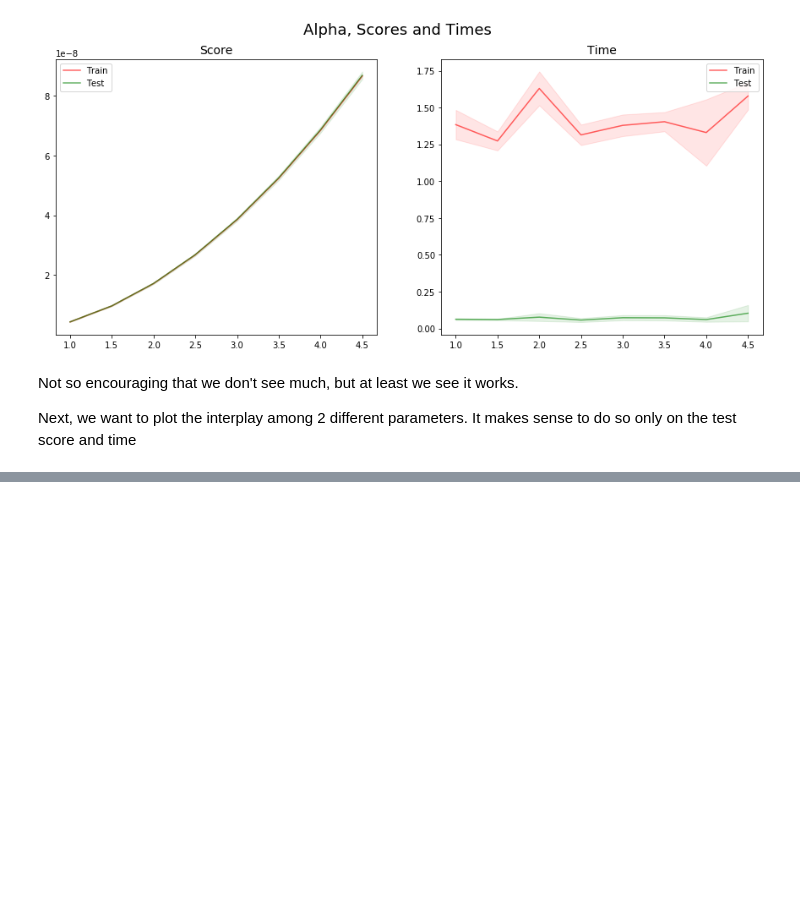
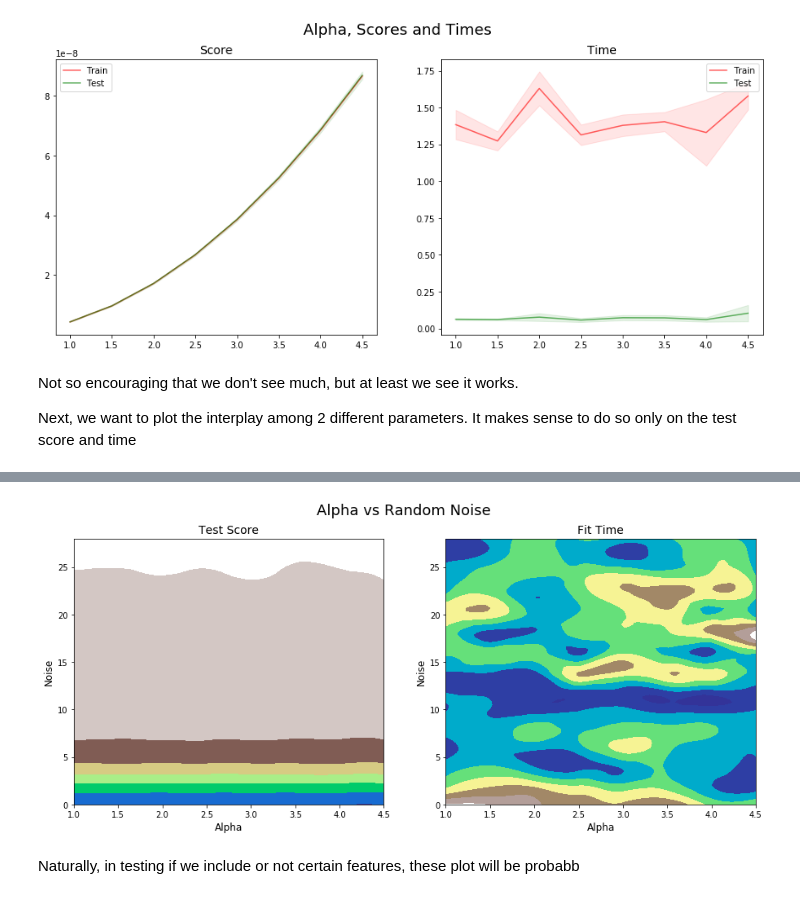
Before and after one commit to lucabasa/ML-algorithms-and-experiments, a Jupyter notebook: 02_experiment_design.ipynb, the cells around one changed output, grey strips where cells are left out. Saved outputs shown, nothing was run; the diff lists cells and outputs as text; code cells hidden in the pictures; blank space fills up the shorter version.

```diff
--- a/02_experiment_design.ipynb
+++ b/02_experiment_design.ipynb
@@ -158,0 +281,6 @@ Next, we want to plot the interplay among 2 different parameters. It makes sense
+# %%
+plot_two_hyperparms(res_2, 'param_ridge__alpha', 'param_processing__num_pipe__transformer__noise', 'Alpha vs Random Noise')
+# %% [output]
+[figure, added]
+# %% [markdown]
+Naturally, in testing if we include or not certain features, these plot will be probabb
```
Also changed, not shown: parts of 7 cells of this notebook, 1 other file.
